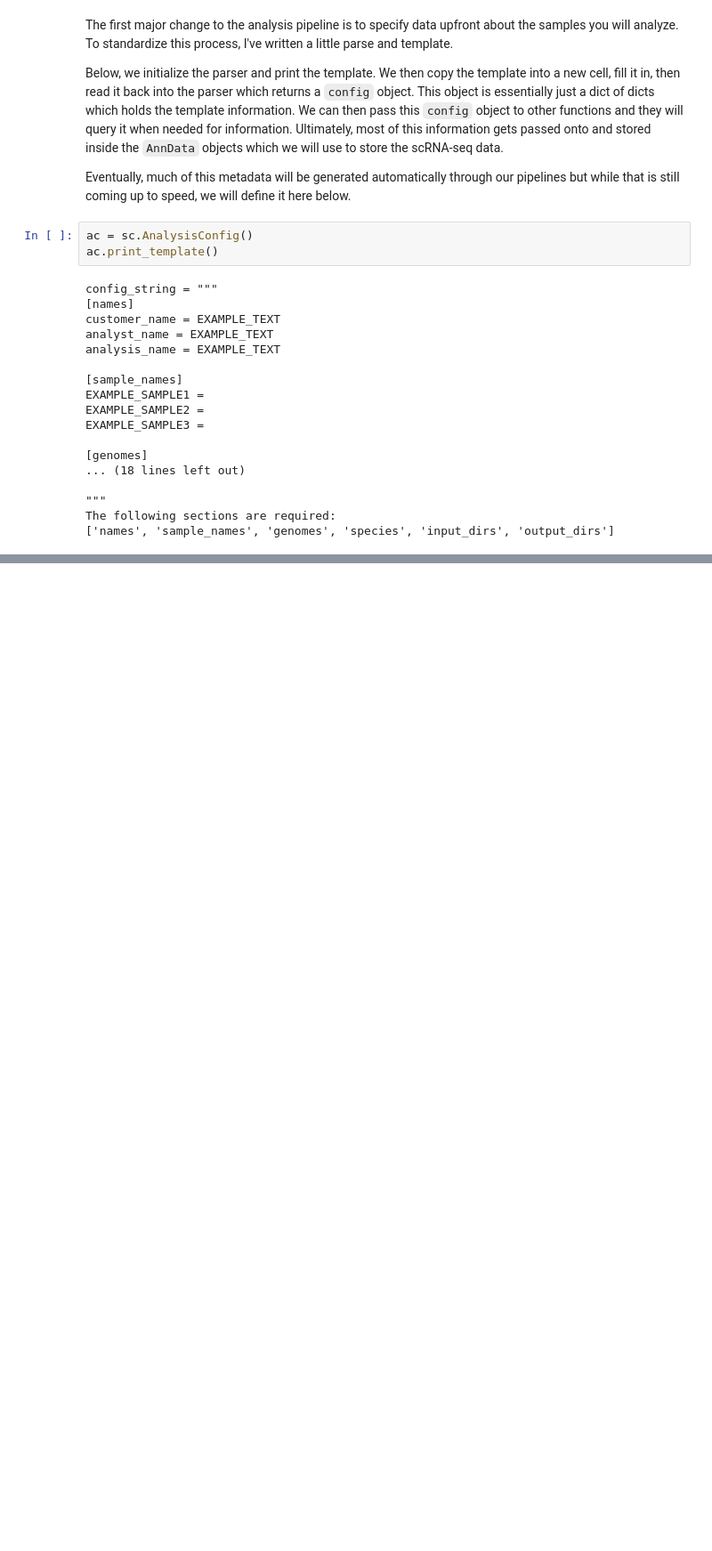
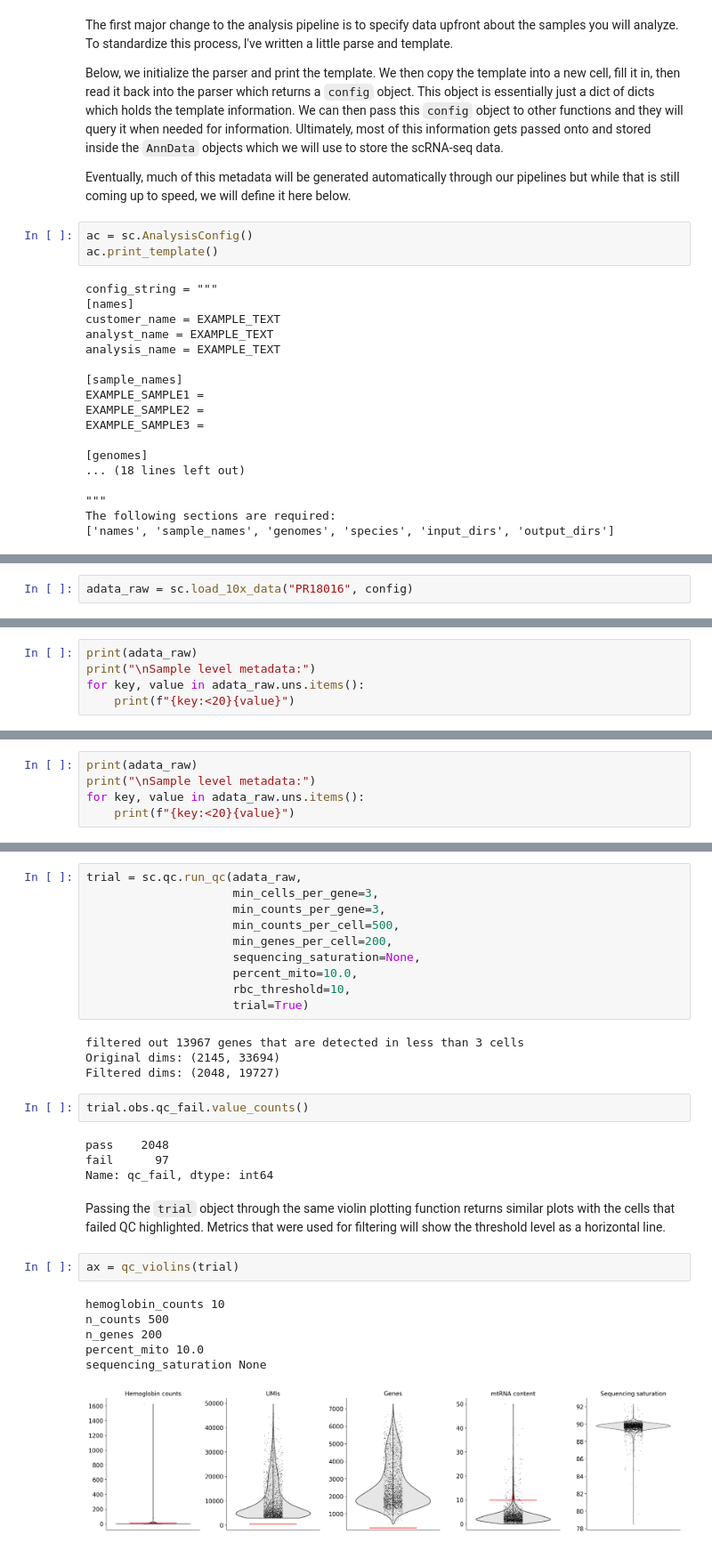
Before and after one commit to TheJacksonLaboratory/scanpy_recipes, a Jupyter notebook: examples/Analysis-Template.ipynb, the cells around one changed output, grey strips where cells are left out. Shown at 89% size. Saved outputs shown, nothing was run; the diff lists cells and outputs as text; blank space fills up the shorter version.

```diff
--- a/examples/Analysis-Template.ipynb
+++ b/examples/Analysis-Template.ipynb
@@ -136,0 +92,2 @@ s
+# %%
+adata_raw = sc.load_10x_data("PR18016", config)
@@ -136,0 +98,5 @@ s
+# %%
+print(adata_raw)
+print("\nSample level metadata:")
+for key, value in adata_raw.uns.items():
+    print(f"{key:<20}{value}")
@@ -136,0 +139,5 @@ s
+# %%
+print(adata_raw)
+print("\nSample level metadata:")
+for key, value in adata_raw.uns.items():
+    print(f"{key:<20}{value}")
@@ -136,0 +231,31 @@ s
+# %%
+trial = sc.qc.run_qc(adata_raw,
+                     min_cells_per_gene=3,
+                     min_counts_per_gene=3,
+                     min_counts_per_cell=500,
+                     min_genes_per_cell=200,
+                     sequencing_saturation=None,
+                     percent_mito=10.0,
+                     rbc_threshold=10,
+                     trial=True)
+# %% [output]
+filtered out 13967 genes that are detected in less than 3 cells
+Original dims: (2145, 33694)
+Filtered dims: (2048, 19727)
+# %%
+trial.obs.qc_fail.value_counts()
+# %% [output]
+pass    2048
+fail      97
+Name: qc_fail, dtype: int64
+# %% [markdown]
+Passing the `trial` object through the same violin plotting function returns similar plots with the cells that failed QC highlighted.  Metrics that were used for filtering will show the threshold level as a horizontal line.
+# %%
+ax = qc_violins(trial)
+# %% [output]
+hemoglobin_counts 10
+n_counts 500
+n_genes 200
+percent_mito 10.0
+sequencing_saturation None
+[figure, added]
```
Also changed, not shown: parts of 56 cells of this notebook.
